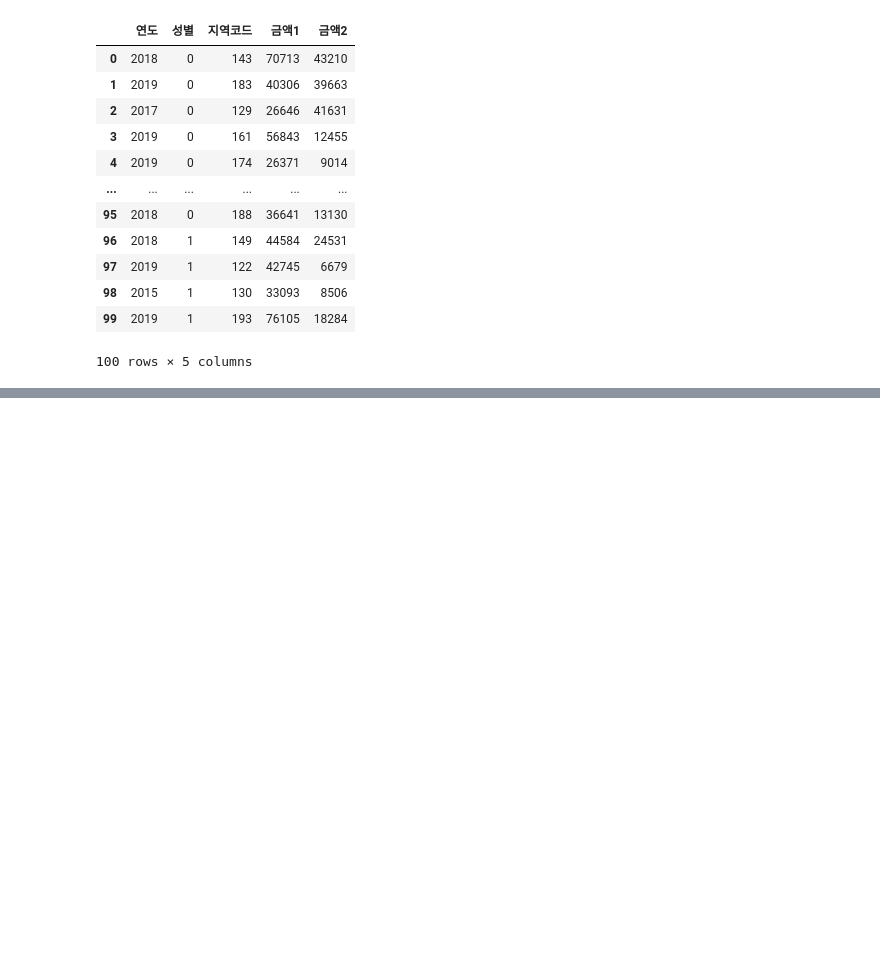
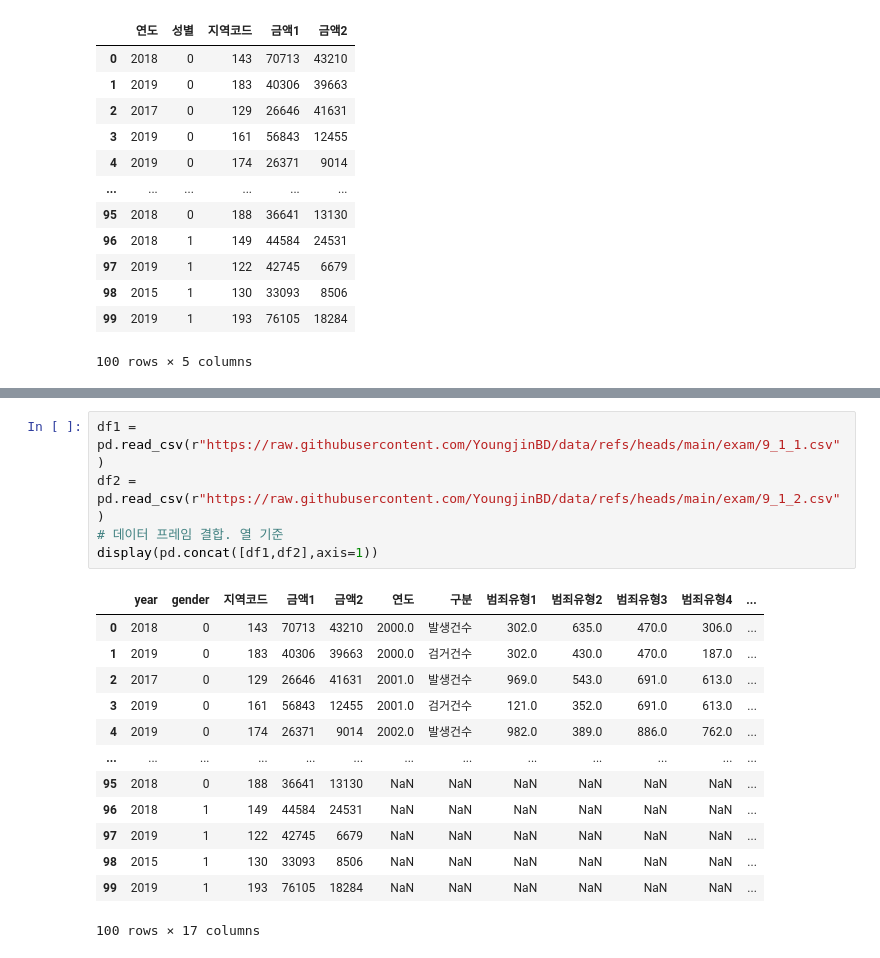
Before and after one commit to extraordinarySumiLee/BigData_Analysis_Exam, a Jupyter notebook: First Type.ipynb, the cells around one changed output, grey strips where cells are left out. Drawn from its saved outputs; the diff is of its cells as text; blank space fills up the shorter version.

```diff
--- a/First Type.ipynb
+++ b/First Type.ipynb
@@ -617,0 +633,19 @@ display(df)
+# %%
+df1 = pd.read_csv(r"https://raw.githubusercontent.com/YoungjinBD/data/refs/heads/main/exam/9_1_1.csv")
+df2 = pd.read_csv(r"https://raw.githubusercontent.com/YoungjinBD/data/refs/heads/main/exam/9_1_2.csv")
+# 데이터 프레임 결합. 열 기준
+display(pd.concat([df1,df2],axis=1))
+# %% [output]
+|  | year | gender | 지역코드 | 금액1 | 금액2 | 연도 | 구분 | 범죄유형1 | 범죄유형2 | 범죄유형3 | 범죄유형4 | ... |
+| 0 | 2018 | 0 | 143 | 70713 | 43210 | 2000.0 | 발생건수 | 302.0 | 635.0 | 470.0 | 306.0 | ... |
+| 1 | 2019 | 0 | 183 | 40306 | 39663 | 2000.0 | 검거건수 | 302.0 | 430.0 | 470.0 | 187.0 | ... |
+| 2 | 2017 | 0 | 129 | 26646 | 41631 | 2001.0 | 발생건수 | 969.0 | 543.0 | 691.0 | 613.0 | ... |
+| 3 | 2019 | 0 | 161 | 56843 | 12455 | 2001.0 | 검거건수 | 121.0 | 352.0 | 691.0 | 613.0 | ... |
+| 4 | 2019 | 0 | 174 | 26371 | 9014 | 2002.0 | 발생건수 | 982.0 | 389.0 | 886.0 | 762.0 | ... |
+| ... | ... | ... | ... | ... | ... | ... | ... | ... | ... | ... | ... | ... |
+| 95 | 2018 | 0 | 188 | 36641 | 13130 | NaN | NaN | NaN | NaN | NaN | NaN | ... |
+| 96 | 2018 | 1 | 149 | 44584 | 24531 | NaN | NaN | NaN | NaN | NaN | NaN | ... |
+| 97 | 2019 | 1 | 122 | 42745 | 6679 | NaN | NaN | NaN | NaN | NaN | NaN | ... |
+| 98 | 2015 | 1 | 130 | 33093 | 8506 | NaN | NaN | NaN | NaN | NaN | NaN | ... |
+| 99 | 2019 | 1 | 193 | 76105 | 18284 | NaN | NaN | NaN | NaN | NaN | NaN | ... |
+100 rows × 17 columns
```
Also changed, not shown: parts of 2 cells of this notebook, 7 other files.
